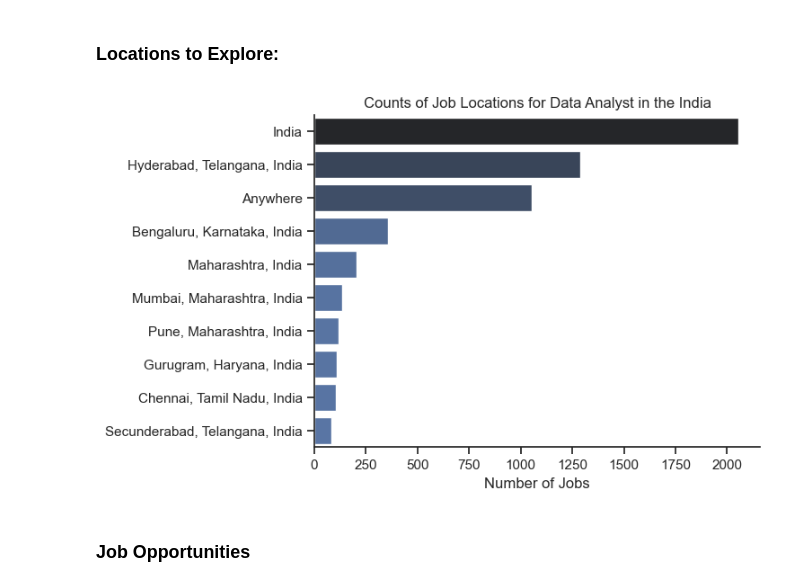
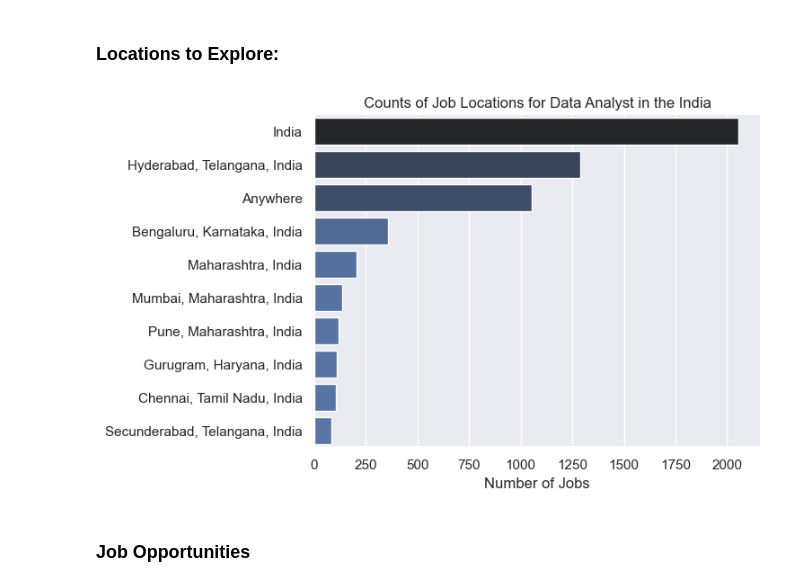
Before and after one commit to parthgupta1510/Python_Data-_project, a Jupyter notebook: 3_Project/1_EDA_Intro.ipynb, the cells around one changed output. Cells and saved outputs as stored; diff of their text form; code cells hidden in the pictures.

```diff
--- a/3_Project/1_EDA_Intro.ipynb
+++ b/3_Project/1_EDA_Intro.ipynb
@@ -127,15 +127,15 @@ df_DA_US = df[(df['job_country'] == 'India') & (df['job_title_short'] == 'Data A
 # %%
 df_plot = df_DA_US['job_location'].value_counts().head(10).to_frame()
 
-sns.set_theme(style='ticks')
+sns.set_theme(style='darkgrid')
 sns.barplot(data=df_plot, x='count', y='job_location', hue='count', palette='dark:b_r', legend=False)
 sns.despine()
 plt.title('Counts of Job Locations for Data Analyst in the India')
 plt.xlabel('Number of Jobs')
 plt.ylabel('')
 plt.show()
 # %% [output]
-[figure, old version]
+[figure, new version]
 # %% [markdown]
 ### Job Opportunities
 # %%
```
